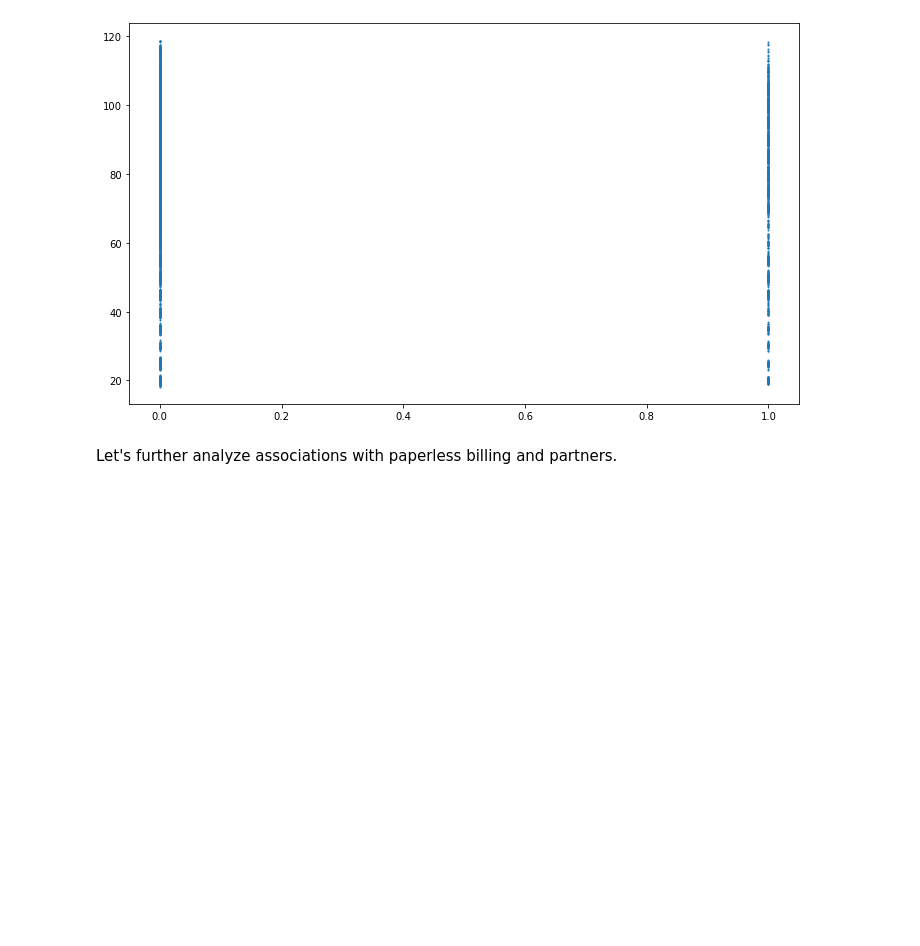
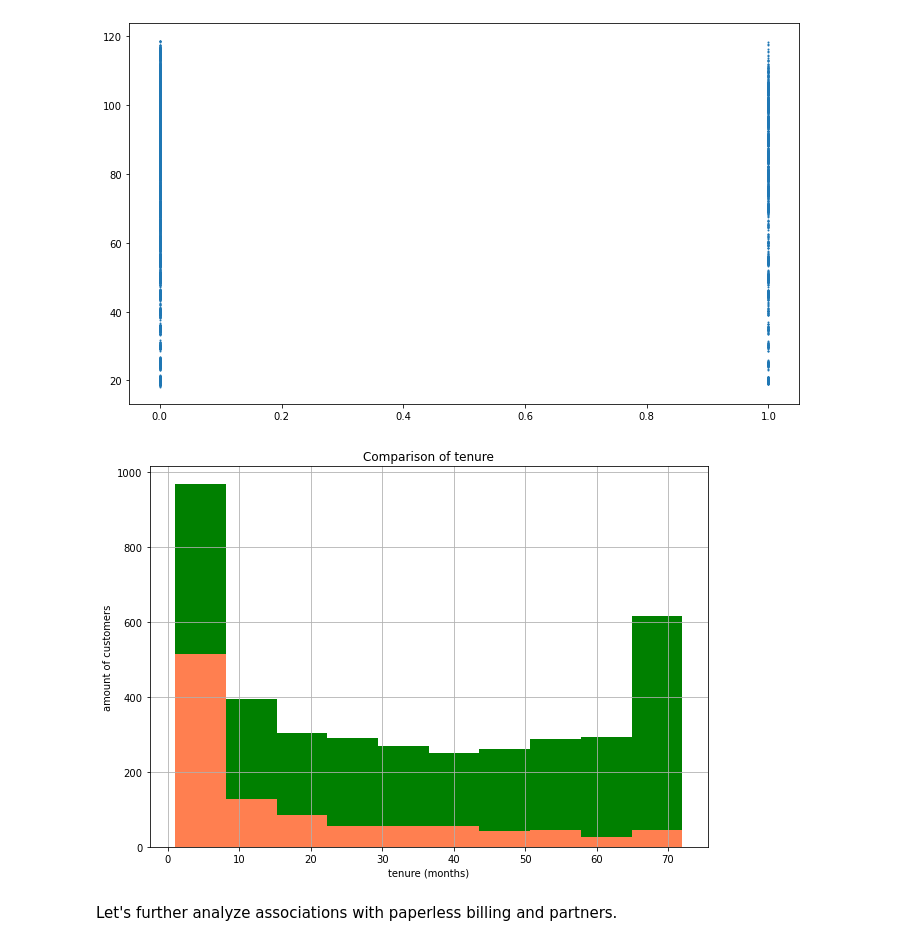
Before and after one commit to DesireeMcElroy/telco-classification-project, a Jupyter notebook: initial_notebook.ipynb, the cells around one changed output. Drawn from its saved outputs; the diff is of its cells as text; code cells hidden in the pictures; blank space fills up the shorter version.

Commit message:
adjusting graphs

```diff
--- a/initial_notebook.ipynb
+++ b/initial_notebook.ipynb
@@ -480,6 +480,17 @@ plt.scatter(x, y, s=1)
 # %% [output]
 <matplotlib.collections.PathCollection at 0x...>
 [figure]
+# %%
+# A further look at comparison of tenure
+plt.figure(figsize=(10,7))
+train.tenure_in_months.hist(color='g')
+train[train['churn']==1].tenure_in_months.hist(color='coral')
+plt.xlabel('tenure (months)')
+plt.ylabel('amount of customers')
+plt.title('Comparison of tenure')
+plt.show()
+# %% [output]
+[figure, added]
 # %% [markdown]
 Let's further analyze associations with paperless billing and partners.
 # %% [markdown]
```
Also changed, not shown: parts of 10 cells of this notebook.
